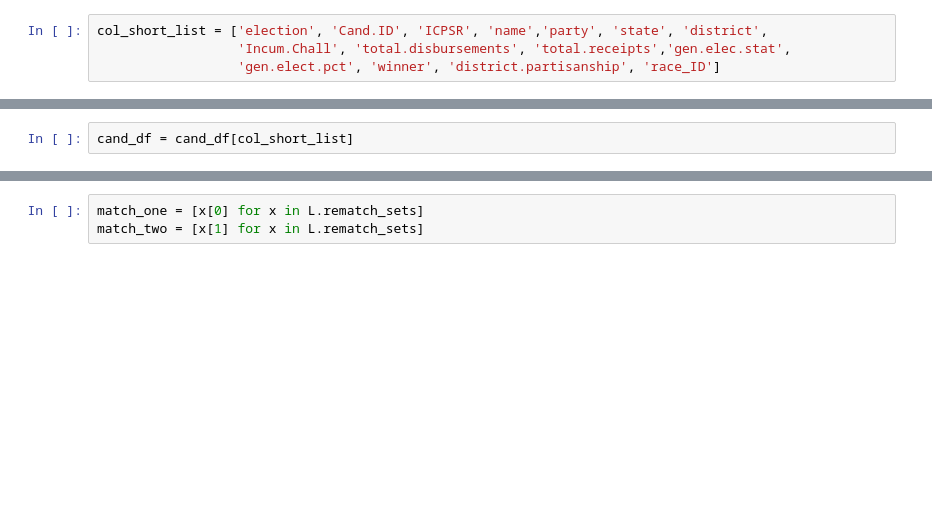
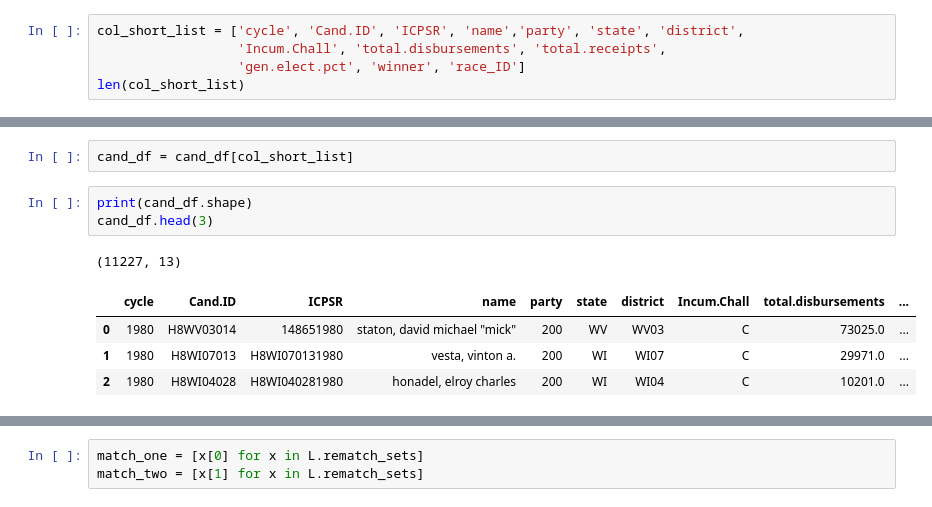
Before and after one commit to kellystroh/Campaign_Spending_Rematch_Elections, a Jupyter notebook: dime_eda.ipynb, the cells around one changed output, grey strips where cells are left out. Cells and saved outputs as stored; diff of their text form; blank space fills up the shorter version.

```diff
--- a/dime_eda.ipynb
+++ b/dime_eda.ipynb
@@ -24,4 +29,5 @@ cand_df = pd.read_csv('data/candidate_df.csv')
 # %%
-col_short_list = ['election', 'Cand.ID', 'ICPSR', 'name','party', 'state', 'district',
-                  'Incum.Chall', 'total.disbursements', 'total.receipts','gen.elec.stat',
-                  'gen.elect.pct', 'winner', 'district.partisanship', 'race_ID']
+col_short_list = ['cycle', 'Cand.ID', 'ICPSR', 'name','party', 'state', 'district',
+                  'Incum.Chall', 'total.disbursements', 'total.receipts',
+                  'gen.elect.pct', 'winner', 'race_ID']
+len(col_short_list)
@@ -28,2 +52,11 @@ col_short_list = ['election', 'Cand.ID', 'ICPSR', 'name','party', 'state', 'dist
 # %%
 cand_df = cand_df[col_short_list]
+# %%
+print(cand_df.shape)
+cand_df.head(3)
+# %% [output]
+(11227, 13)
+|  | cycle | Cand.ID | ICPSR | name | party | state | district | Incum.Chall | total.disbursements | ... |
+| 0 | 1980 | H8WV03014 | 148651980 | staton, david michael "mick" | 200 | WV | WV03 | C | 73025.0 | ... |
+| 1 | 1980 | H8WI07013 | H8WI070131980 | vesta, vinton a. | 200 | WI | WI07 | C | 29971.0 | ... |
+| 2 | 1980 | H8WI04028 | H8WI040281980 | honadel, elroy charles | 200 | WI | WI04 | C | 10201.0 | ... |
```
Also changed, not shown: parts of 6 cells of this notebook, 2 other files.
